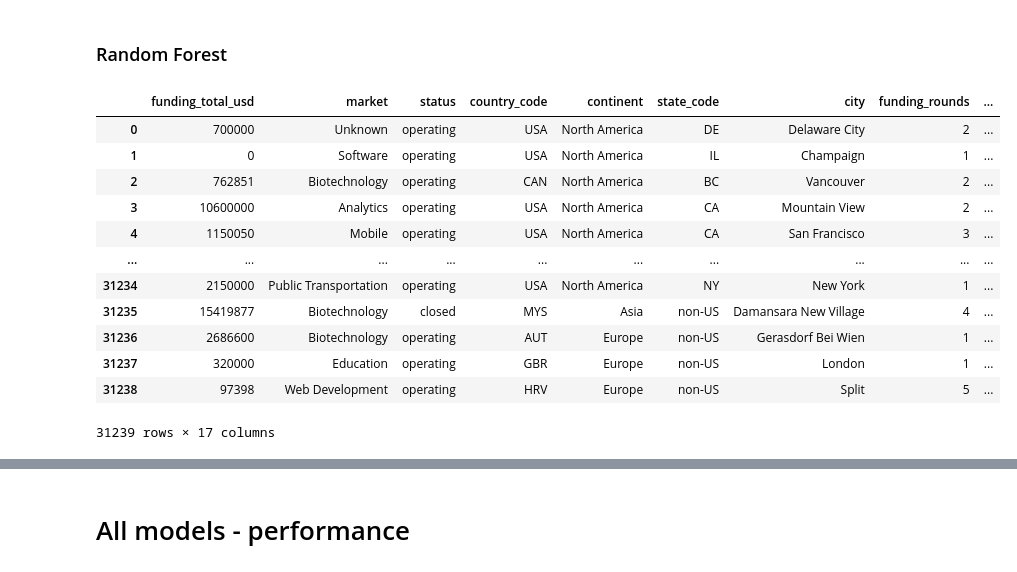
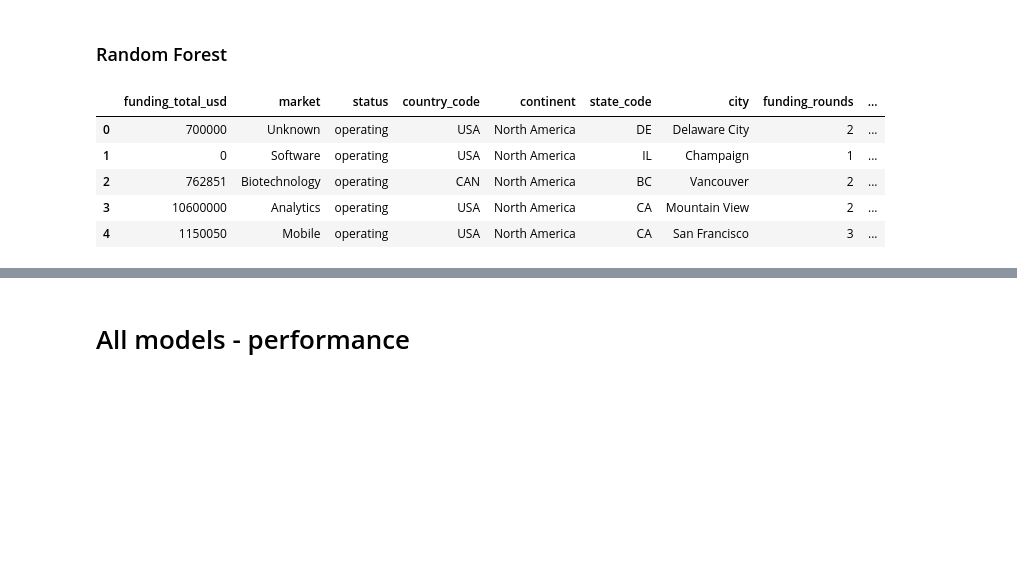
Before and after one commit to piotrpiwnik/Start-up-funding-prediction, a Jupyter notebook: Project 2/PAiB Project 2 part 2.ipynb, the cells around one changed output, grey strips where cells are left out. Cells and saved outputs as stored; diff of their text form; code cells hidden in the pictures; blank space fills up the shorter version.

Commit message:
Update PAiB Project 2 part 2.ipynb
Finished modelling, Random Forest chosen as the best model

```diff
--- a/Project 2/PAiB Project 2 part 2.ipynb
+++ b/Project 2/PAiB Project 2 part 2.ipynb
@@ -885,28 +556,0 @@ df_flat_model.shape
-# %%
-# Adding a prefix to each of the column values - necessary to have unique column names for later, since we will be using the values inside the table to create dummies
-# loop through the columns
-for col in df_flat_model.columns:
-    # check if the column is a string column
-    if df_flat_model[col].dtype == 'object':
-        # add prefix to the values in the column
-        df_flat_model[col] = col + '_' + df_flat_model[col].astype(str)
-# %%
-string_cols = df_flat_model.select_dtypes(include=['object']).columns
-
-# Create a dictionary of aggregation functions to apply to each column
-agg_dict = {}
-for col in df_flat_model.columns:
-    if col in string_cols:
-        # for categorical variables, put the unique values per permalink into a list
-        agg_dict[col] = lambda x: x.unique().tolist()
-    else:
-        # for numerical variables, select the maximum raised amount variable,
-        # otherwise pick the first number (this should never happen though since we only have raised amount as a numeric variable)
-        agg_dict[col] = 'max' if col == 'raised_amount_usd' else 'first'
-
-# Group by name column and aggregate
-df_flat_model = df_flat_model.groupby("permalink", as_index=False).agg(agg_dict)
-
-# select the categorical/string columns and remove the square brackets that are generated by a list, then join them with a comma
-string_cols = df_flat_model.select_dtypes(include=['object']).columns
-df_flat_model[string_cols] = df_flat_model[string_cols].apply(lambda x: x.str.join(',').str.replace(r'\[|\]', ''))
@@ -1201,21 +633,14 @@ df_final_rf = df_final_rf[['funding_total_usd', 'market', 'status', 'country_cod
        'raised_amount_usd', 'investor_country_code',
        'investor_city', 'investor_continent']]
 # %%
-df_final_rf
+df_final_rf.head(5)
 # %% [output]
 |  | funding_total_usd | market | status | country_code | continent | state_code | city | funding_rounds | ... |
 | 0 | 700000 | Unknown | operating | USA | North America | DE | Delaware City | 2 | ... |
 | 1 | 0 | Software | operating | USA | North America | IL | Champaign | 1 | ... |
 | 2 | 762851 | Biotechnology | operating | CAN | North America | BC | Vancouver | 2 | ... |
 | 3 | 10600000 | Analytics | operating | USA | North America | CA | Mountain View | 2 | ... |
 | 4 | 1150050 | Mobile | operating | USA | North America | CA | San Francisco | 3 | ... |
-| ... | ... | ... | ... | ... | ... | ... | ... | ... | ... |
-| 31234 | 2150000 | Public Transportation | operating | USA | North America | NY | New York | 1 | ... |
-| 31235 | 15419877 | Biotechnology | closed | MYS | Asia | non-US | Damansara New Village | 4 | ... |
-| 31236 | 2686600 | Biotechnology | operating | AUT | Europe | non-US | Gerasdorf Bei Wien | 1 | ... |
-| 31237 | 320000 | Education | operating | GBR | Europe | non-US | London | 1 | ... |
-| 31238 | 97398 | Web Development | operating | HRV | Europe | non-US | Split | 5 | ... |
-31239 rows × 17 columns
 # %%
 # obtaininng dummies from the aggregated dataset.
 # the columns in which the data appears in comma-separated lists dummies are necessary to get the most information from the set.
```
Also changed, not shown: parts of 93 cells of this notebook.
